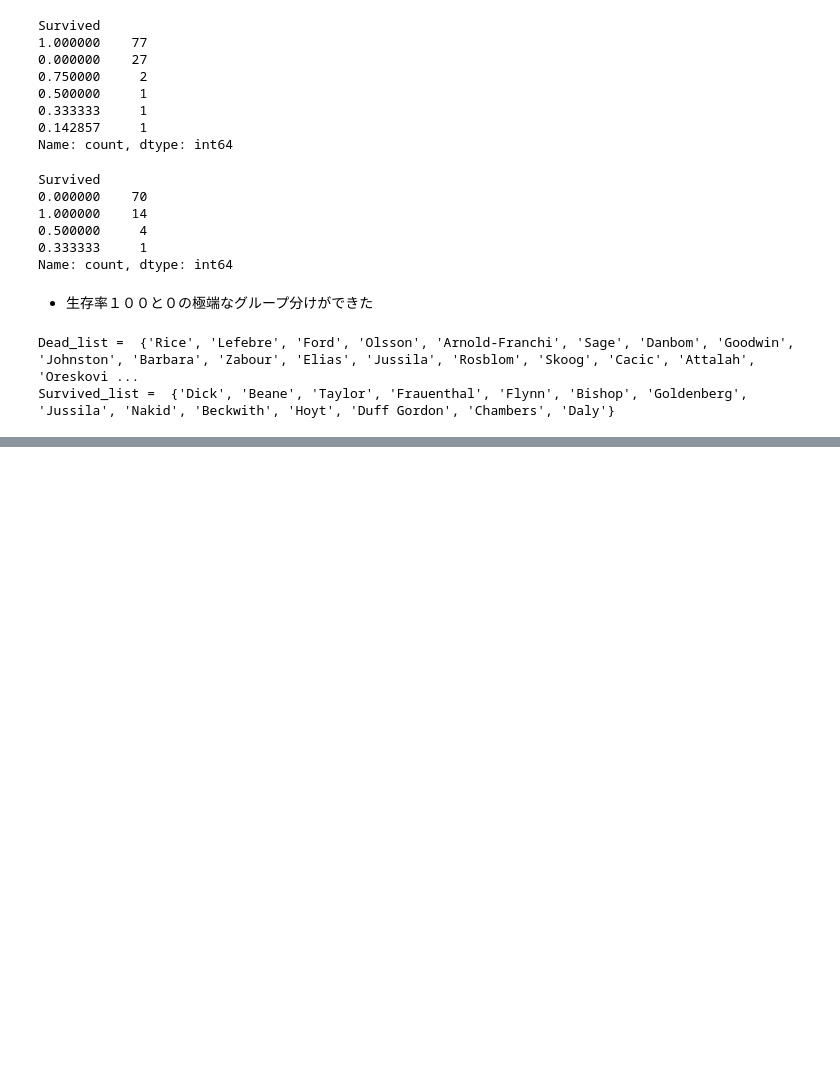
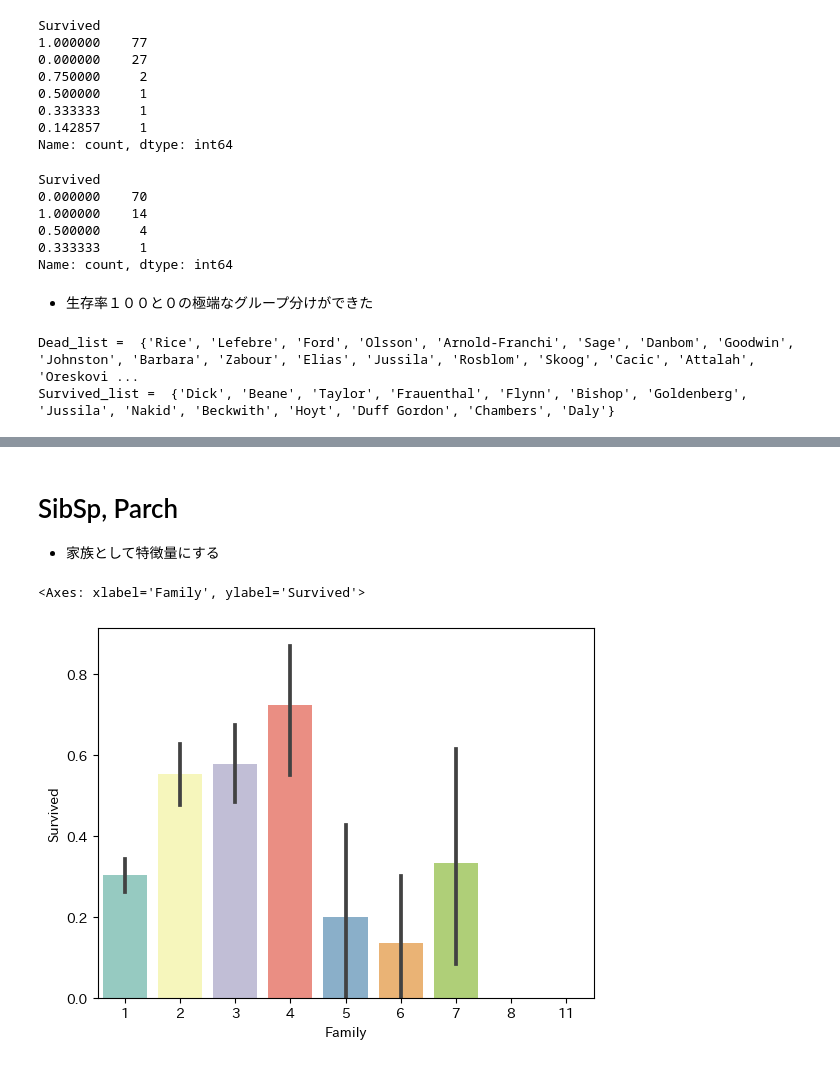
Before and after one commit to hogekoba/Kaggle, a Jupyter notebook: titanic/nb/003_analyse.ipynb, the cells around one changed output, grey strips where cells are left out. Cells and saved outputs as stored; diff of their text form; code cells hidden in the pictures; blank space fills up the shorter version.

```diff
--- a/titanic/nb/003_analyse.ipynb
+++ b/titanic/nb/003_analyse.ipynb
@@ -289,0 +305,7 @@ Survived_list =  {'Dick', 'Beane', 'Taylor', 'Frauenthal', 'Flynn', 'Bishop', 'G
+# %%
+# 欠損値を Embarked='S', Pclass=3 の平均値で補完
+fare = df_train.loc[(df_train['Embarked'] == 'S') & (df_train['Pclass'] == 3), 'Fare'].median()
+print(fare)
+df_train['Fare']=df_train['Fare'].fillna(fare)
+#df_train['Fare'].info()
+df_test['Fare'].info()
@@ -289,0 +322,24 @@ Survived_list =  {'Dick', 'Beane', 'Taylor', 'Frauenthal', 'Flynn', 'Bishop', 'G
+# %% [markdown]
+# SibSp, Parch
+* 家族として特徴量にする
+# %%
+# train_dataとtest_dataの連結
+df_test['Survived'] = np.nan
+df = pd.concat([df_train, df_test], ignore_index=True, sort=False)
+# %%
+# ----------- Family -------------
+# Family = SibSp + Parch + 1 を特徴量とし、グルーピング
+# 2～4：生存大
+# 1, 5,6,7：中
+# 8以上:小
+
+df['Family'] = df['SibSp'] + df['Parch'] + 1
+df.loc[(df['Family']>=2) & (df['Family']<=4), 'Family_label'] = 2
+df.loc[(df['Family']>=5) & (df['Family']<=7) | (df['Family']==1), 'Family_label'] = 1  # == に注意
+df.loc[(df['Family']>=8), 'Family_label'] = 0
+# %%
+# データ表示
+sns.barplot(x='Family', y='Survived', data=df, palette='Set3')
+# %% [output]
+<Axes: xlabel='Family', ylabel='Survived'>
+[figure, added]
```
Also changed, not shown: parts of 28 cells of this notebook, 4 other files.
